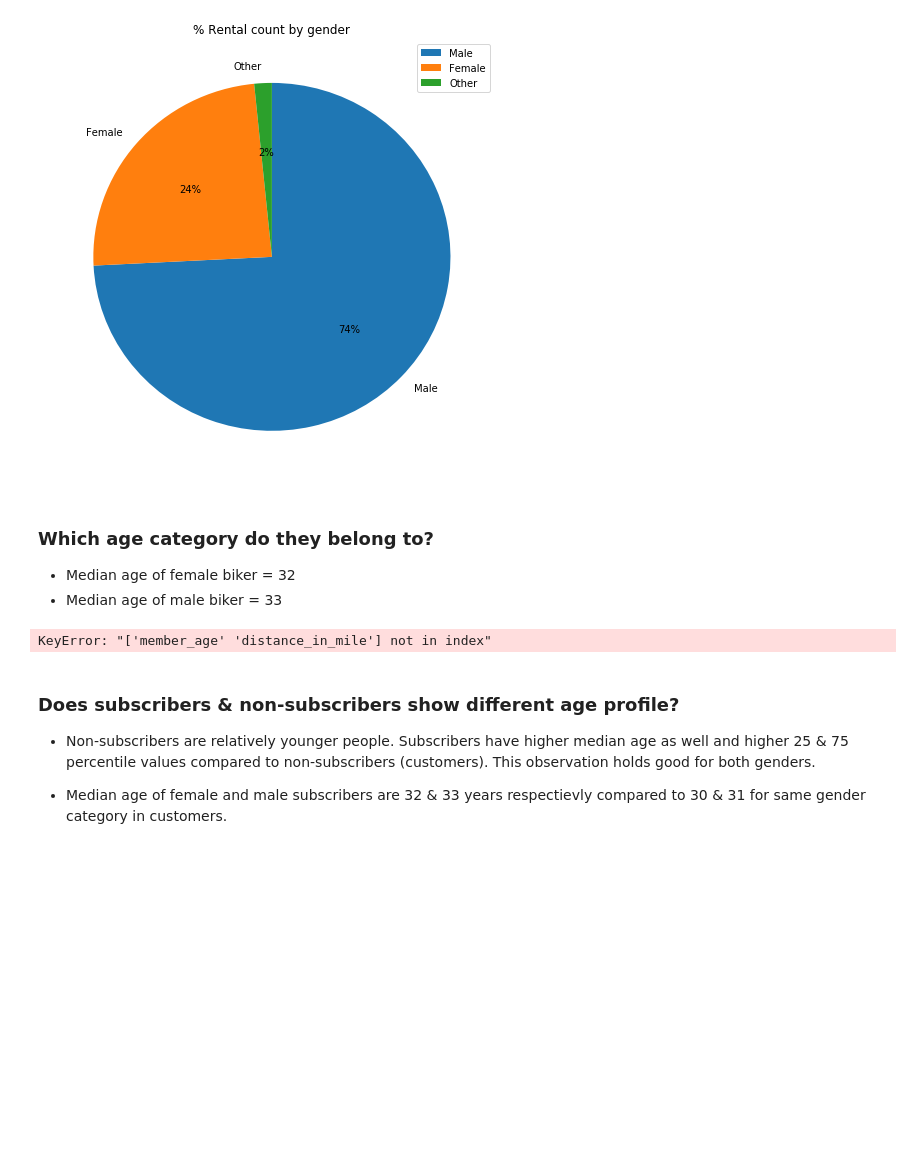
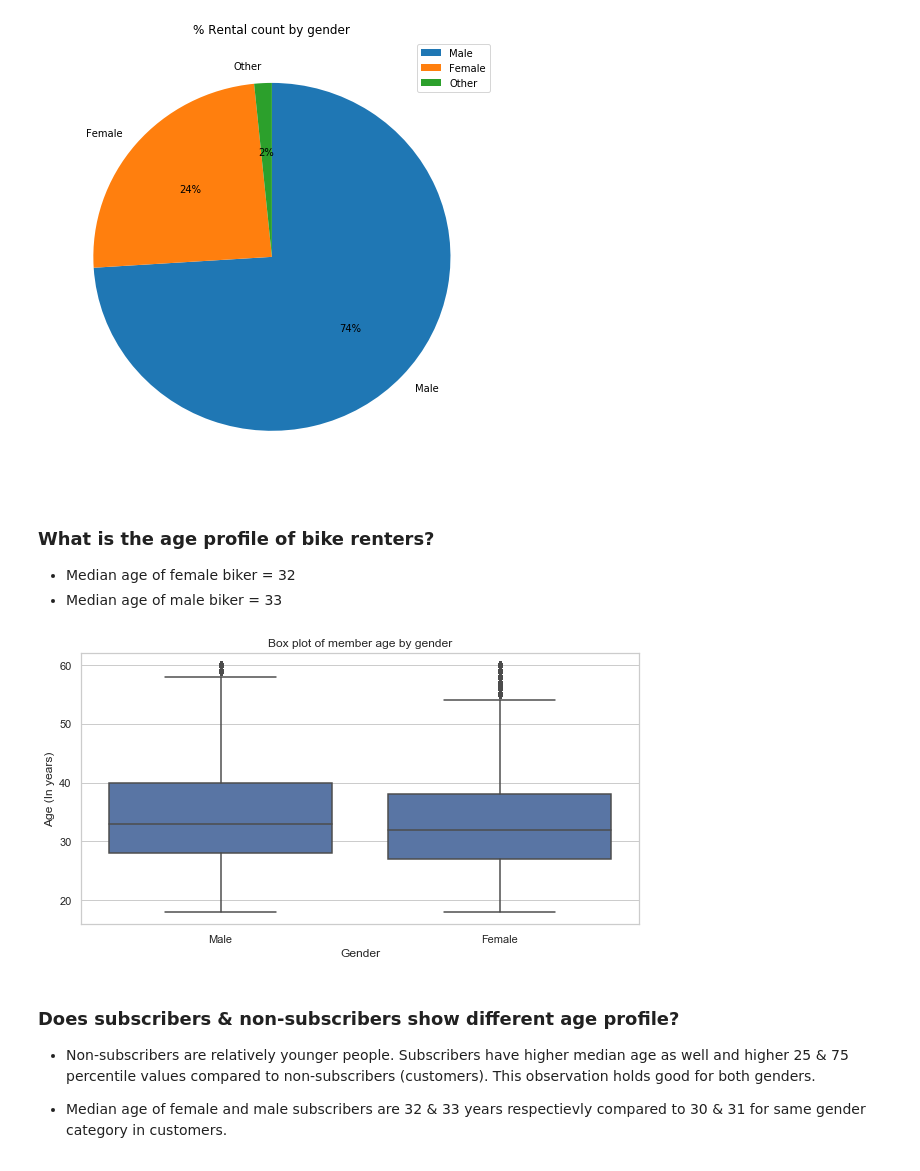
Before and after one commit to abhimita/ford-go-bike, a Jupyter notebook: Explanatory analysis (Ford Go Bike).ipynb, the cells around one changed output. Saved outputs shown, nothing was run; the diff lists cells and outputs as text; code cells hidden in the pictures; blank space fills up the shorter version.

```diff
--- a/Explanatory analysis (Ford Go Bike).ipynb
+++ b/Explanatory analysis (Ford Go Bike).ipynb
@@ -60,22 +62,23 @@ ax.set_ylabel('');
 # %% [output]
 [figure]
 # %% [markdown]
-### Which age category do they belong to?
+### What is the age profile of bike renters?
 
 * Median age of female biker = 32
 * Median age of male biker = 33
 # %%
 gender_age_df = df.query("member_gender == 'Female' or member_gender == 'Male'")\
 [['bike_id', 'member_gender', 'member_age', 'user_type', 'duration_sec', 'distance_in_mile']]
 gender_age_df['duration_min'] = gender_age_df.duration_sec / 60
 fig, ax = plt.subplots(figsize=(10,5))
 color = sns.color_palette()
 
 ax = sns.boxplot(x="member_gender", y="member_age", data=gender_age_df, color=color[0])
 ax.set_ylabel('Age (In years)')
-ax.set_title('Distribution of member age by gender');
+ax.set_xlabel('Gender')
+ax.set_title('Box plot of member age by gender');
 # %% [output]
-KeyError: "['member_age' 'distance_in_mile'] not in index"
+[figure, added]
 # %% [markdown]
 ### Does subscribers & non-subscribers show different age profile?
 
```
Also changed, not shown: parts of 42 cells of this notebook, 2 other files.
